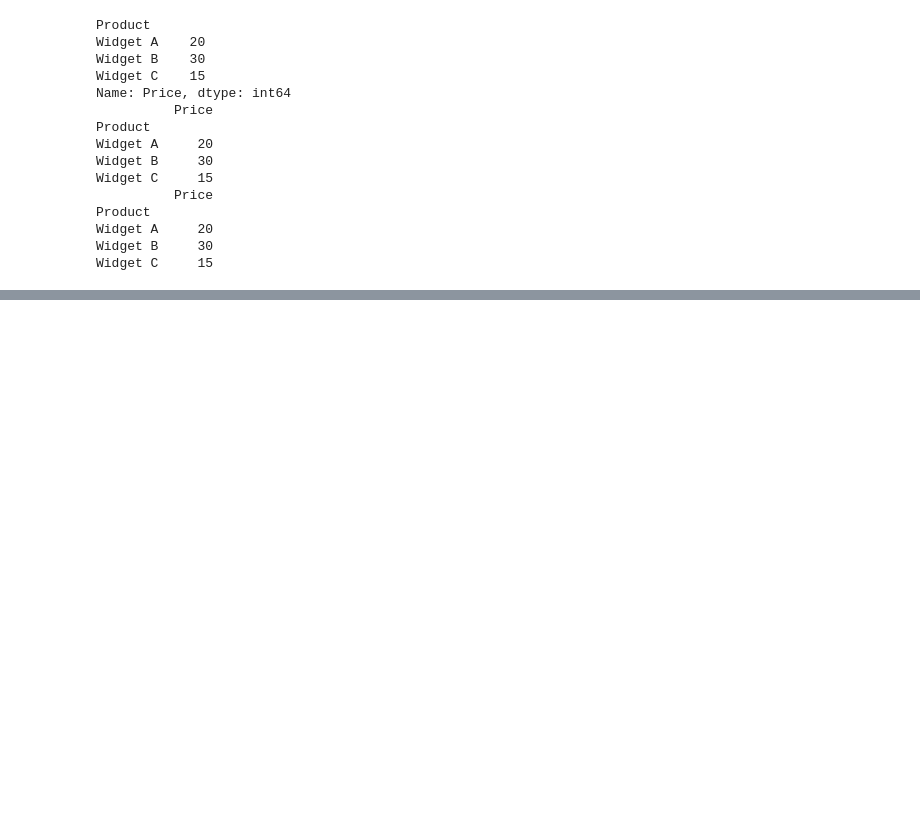
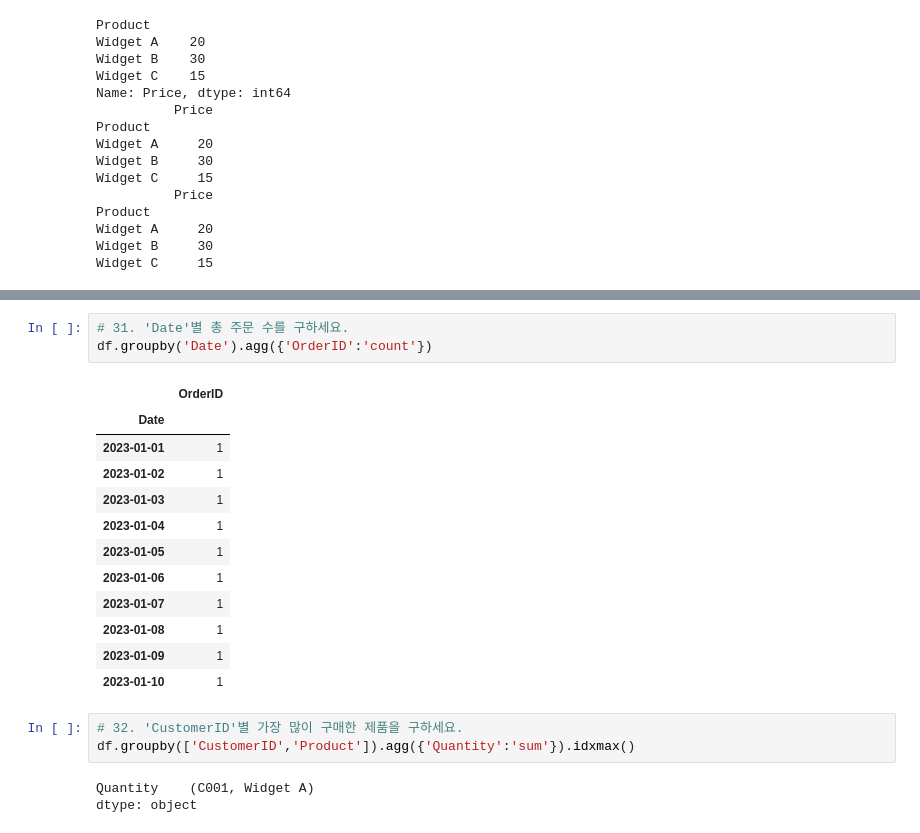
Before and after one commit to sang105kr/kdt_pythonstudy2, a Jupyter notebook: test3.ipynb, the cells around one changed output, grey strips where cells are left out. Drawn from its saved outputs; the diff is of its cells as text; blank space fills up the shorter version.

```diff
--- a/test3.ipynb
+++ b/test3.ipynb
@@ -506,0 +593,22 @@ Name: OrderID, dtype: int64
+# %%
+# 31. 'Date'별 총 주문 수를 구하세요.
+df.groupby('Date').agg({'OrderID':'count'})
+# %% [output]
+|  | OrderID |
+| Date |  |
+| 2023-01-01 | 1 |
+| 2023-01-02 | 1 |
+| 2023-01-03 | 1 |
+| 2023-01-04 | 1 |
+| 2023-01-05 | 1 |
+| 2023-01-06 | 1 |
+| 2023-01-07 | 1 |
+| 2023-01-08 | 1 |
+| 2023-01-09 | 1 |
+| 2023-01-10 | 1 |
+# %%
+# 32. 'CustomerID'별 가장 많이 구매한 제품을 구하세요.
+df.groupby(['CustomerID','Product']).agg({'Quantity':'sum'}).idxmax()
+# %% [output]
+Quantity    (C001, Widget A)
+dtype: object
```
Also changed, not shown: parts of 16 cells of this notebook.
